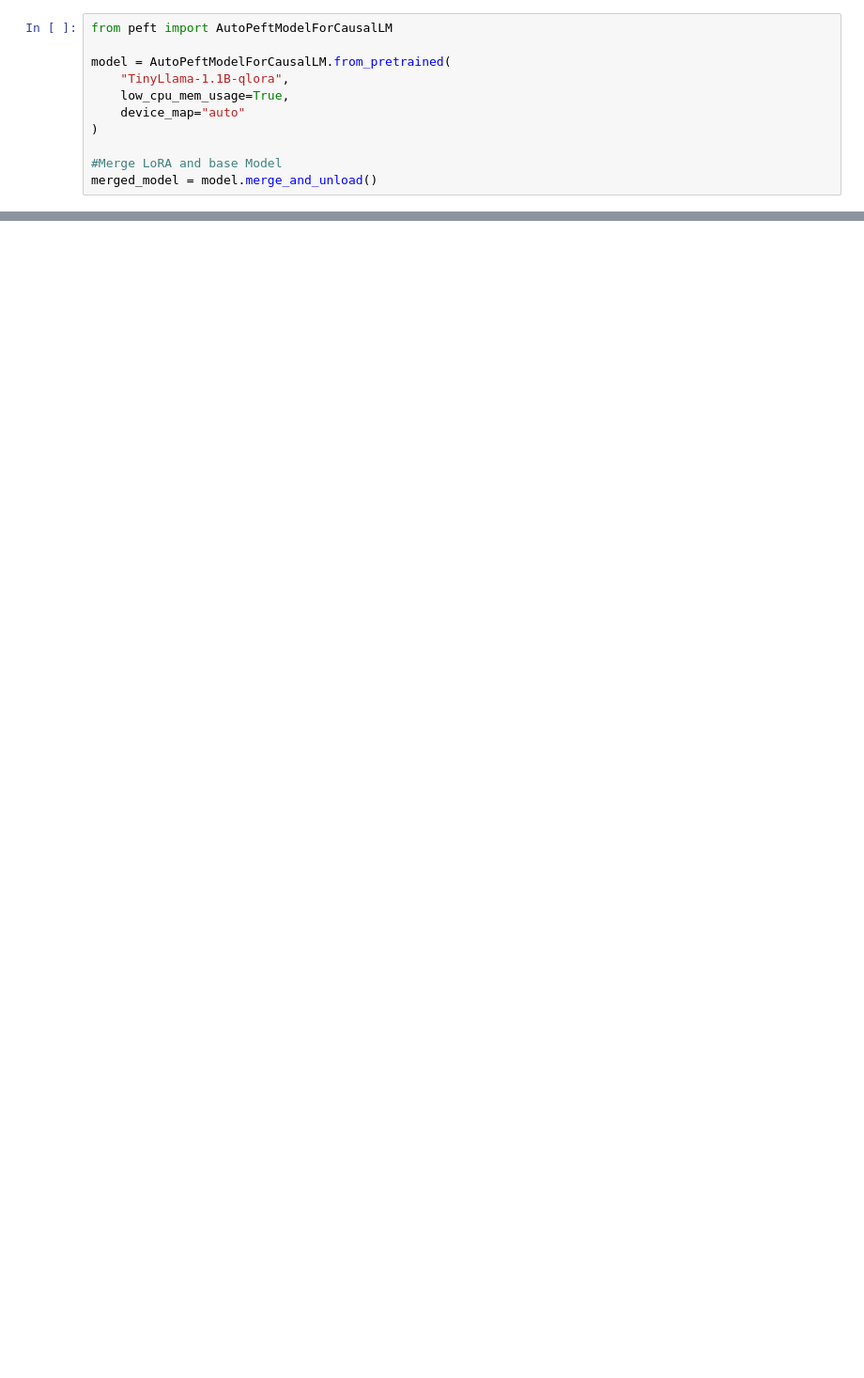
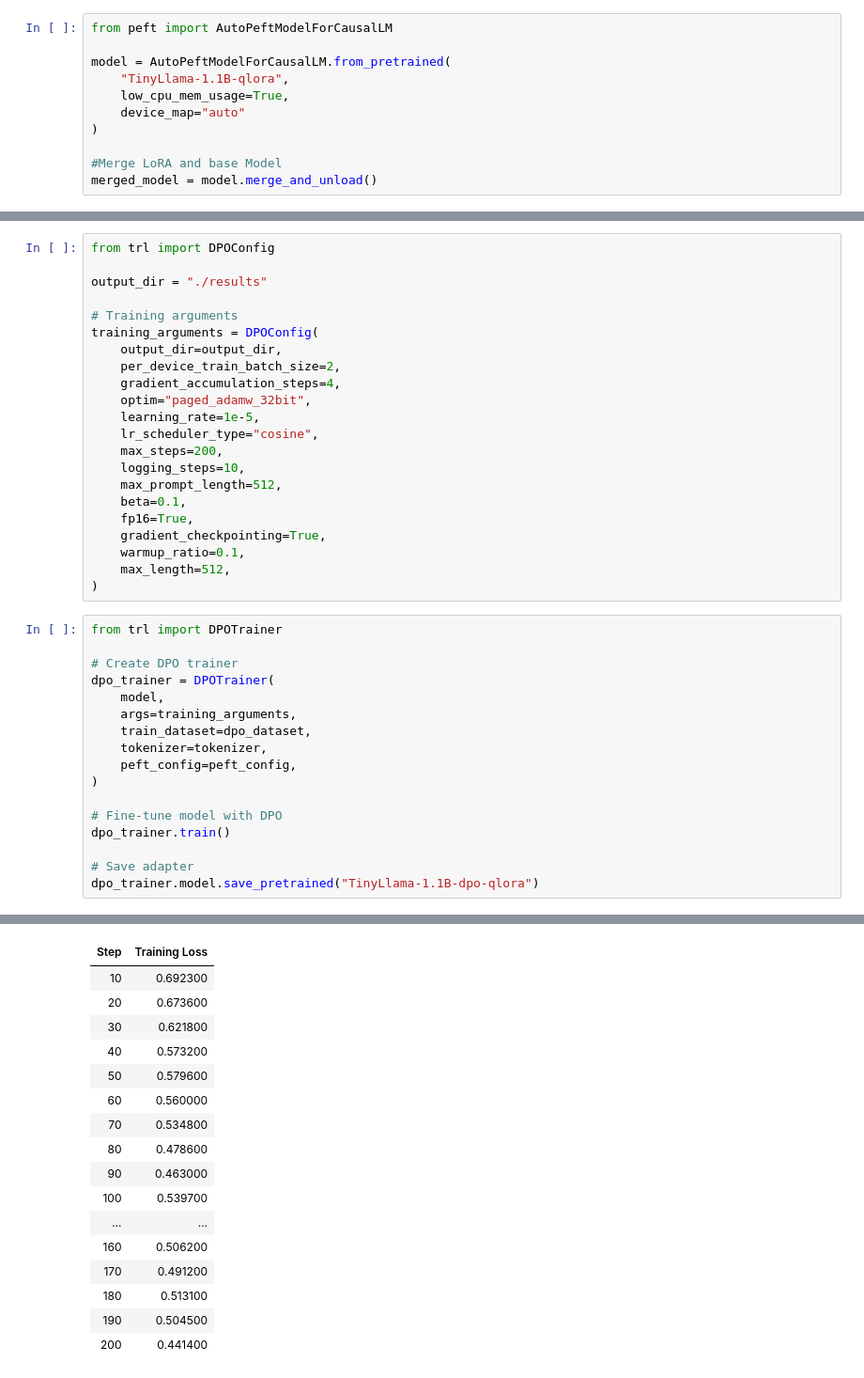
Before and after one commit to Samin-Sadaf7/Book-of-LLMs, a Jupyter notebook: HandsOnLLM_12.ipynb, the cells around one changed output, grey strips where cells are left out. Shown: that part at 94% size. Saved outputs shown, nothing was run; the diff lists cells and outputs as text; blank space fills up the shorter version.

```diff
--- a/HandsOnLLM_12.ipynb
+++ b/HandsOnLLM_12.ipynb
@@ -211,0 +288,40 @@ In conclusion
+# %%
+from trl import DPOConfig
+
+output_dir = "./results"
+
+# Training arguments
+training_arguments = DPOConfig(
+    output_dir=output_dir,
+    per_device_train_batch_size=2,
+    gradient_accumulation_steps=4,
+    optim="paged_adamw_32bit",
+    learning_rate=1e-5,
+    lr_scheduler_type="cosine",
+    max_steps=200,
+    logging_steps=10,
+    max_prompt_length=512,
+    beta=0.1,
+    fp16=True,
+    gradient_checkpointing=True,
+    warmup_ratio=0.1,
+    max_length=512,
+)
+# %%
+from trl import DPOTrainer
+
+# Create DPO trainer
+dpo_trainer = DPOTrainer(
+    model,
+    args=training_arguments,
+    train_dataset=dpo_dataset,
+    tokenizer=tokenizer,
+    peft_config=peft_config,
+)
+
+# Fine-tune model with DPO
+dpo_trainer.train()
+
+# Save adapter
+dpo_trainer.model.save_pretrained("TinyLlama-1.1B-dpo-qlora")
+# %% [output]
@@ -211,0 +330,17 @@ In conclusion
+| Step | Training Loss |
+| 10 | 0.692300 |
+| 20 | 0.673600 |
+| 30 | 0.621800 |
+| 40 | 0.573200 |
+| 50 | 0.579600 |
+| 60 | 0.560000 |
+| 70 | 0.534800 |
+| 80 | 0.478600 |
+| 90 | 0.463000 |
+| 100 | 0.539700 |
+| ... | ... |
+| 160 | 0.506200 |
+| 170 | 0.491200 |
+| 180 | 0.513100 |
+| 190 | 0.504500 |
+| 200 | 0.441400 |
```
Also changed, not shown: parts of 7 cells of this notebook.
